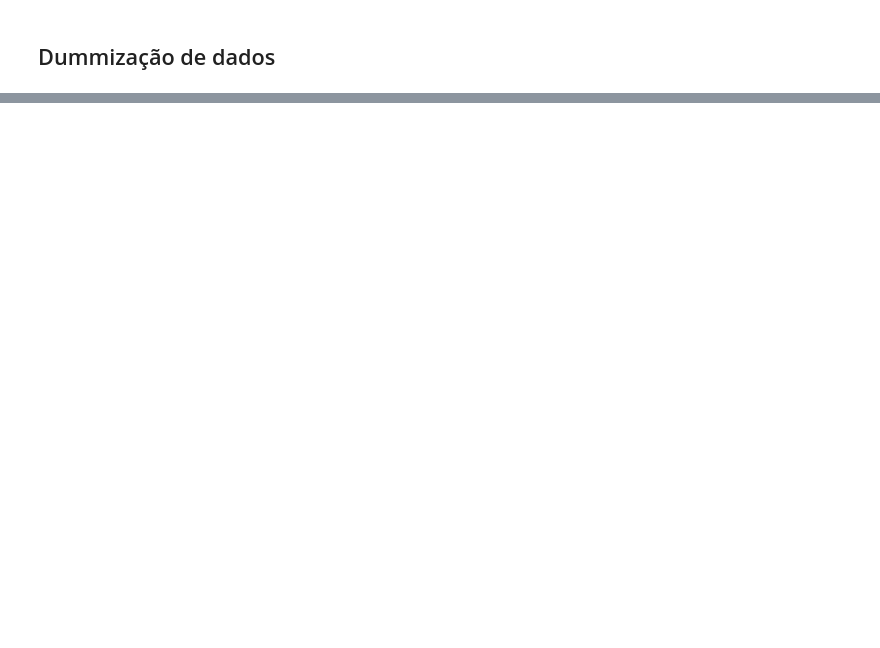
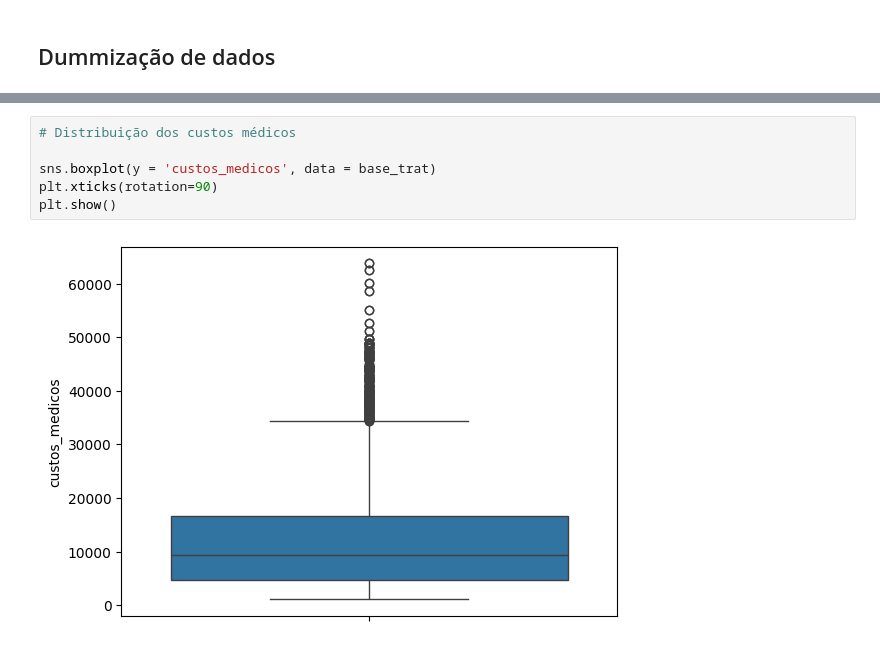
Before and after one commit to lucasmeirellesmachado/CDIA-Estatistica_II, a Jupyter notebook: 2ª_Semana_de_Imersão_Atividade.ipynb, the cells around one changed output, grey strips where cells are left out. Drawn from its saved outputs; the diff is of its cells as text; blank space fills up the shorter version.

```diff
--- a/2ª_Semana_de_Imersão_Atividade.ipynb
+++ b/2ª_Semana_de_Imersão_Atividade.ipynb
@@ -91,0 +199,8 @@ pd.get_dummies(base_med, columns = ['fumante', 'regiao', 'sexo'], #Atentar para
+# %%
+# Distribuição dos custos médicos
+
+sns.boxplot(y = 'custos_medicos', data = base_trat)
+plt.xticks(rotation=90)
+plt.show()
+# %% [output]
+[figure, added]
```
Also changed, not shown: parts of 27 cells of this notebook.
